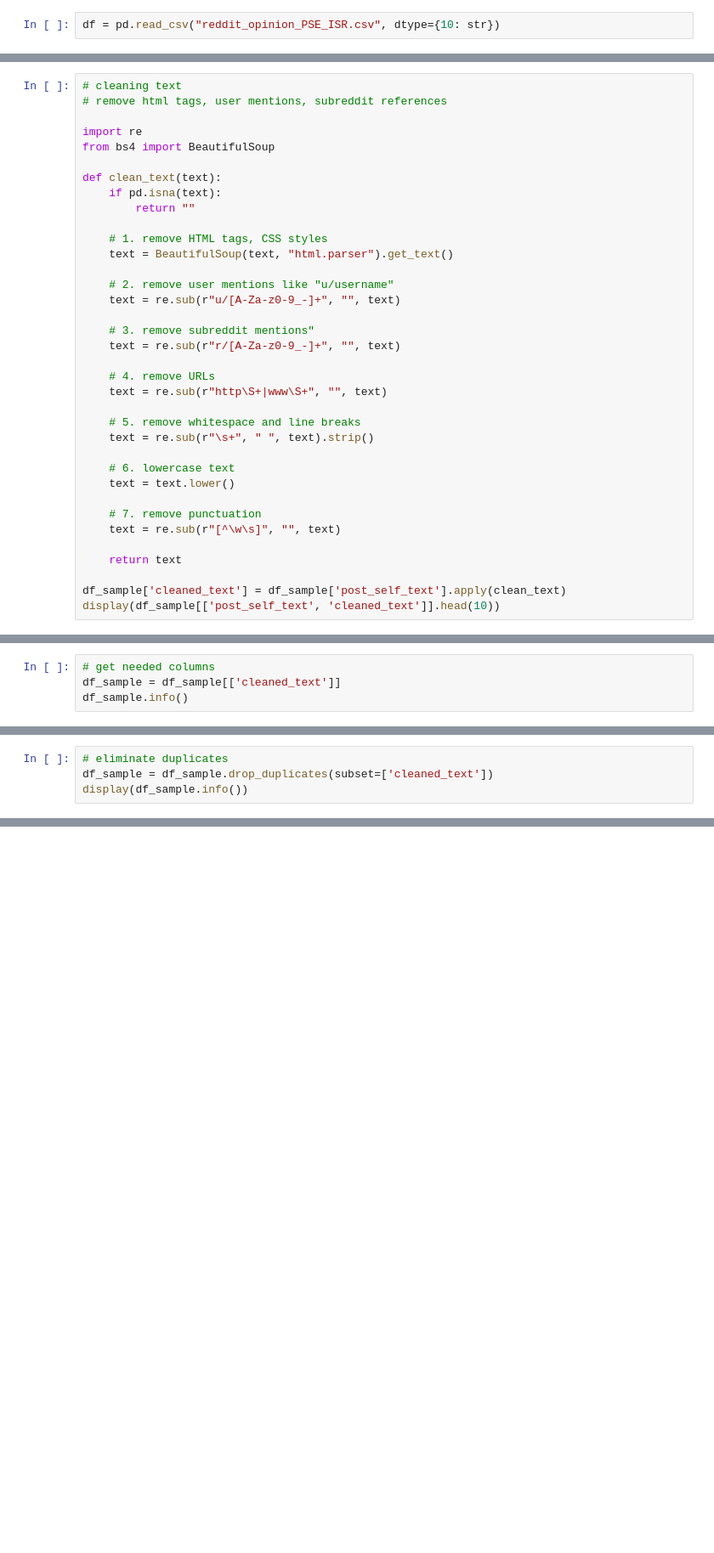
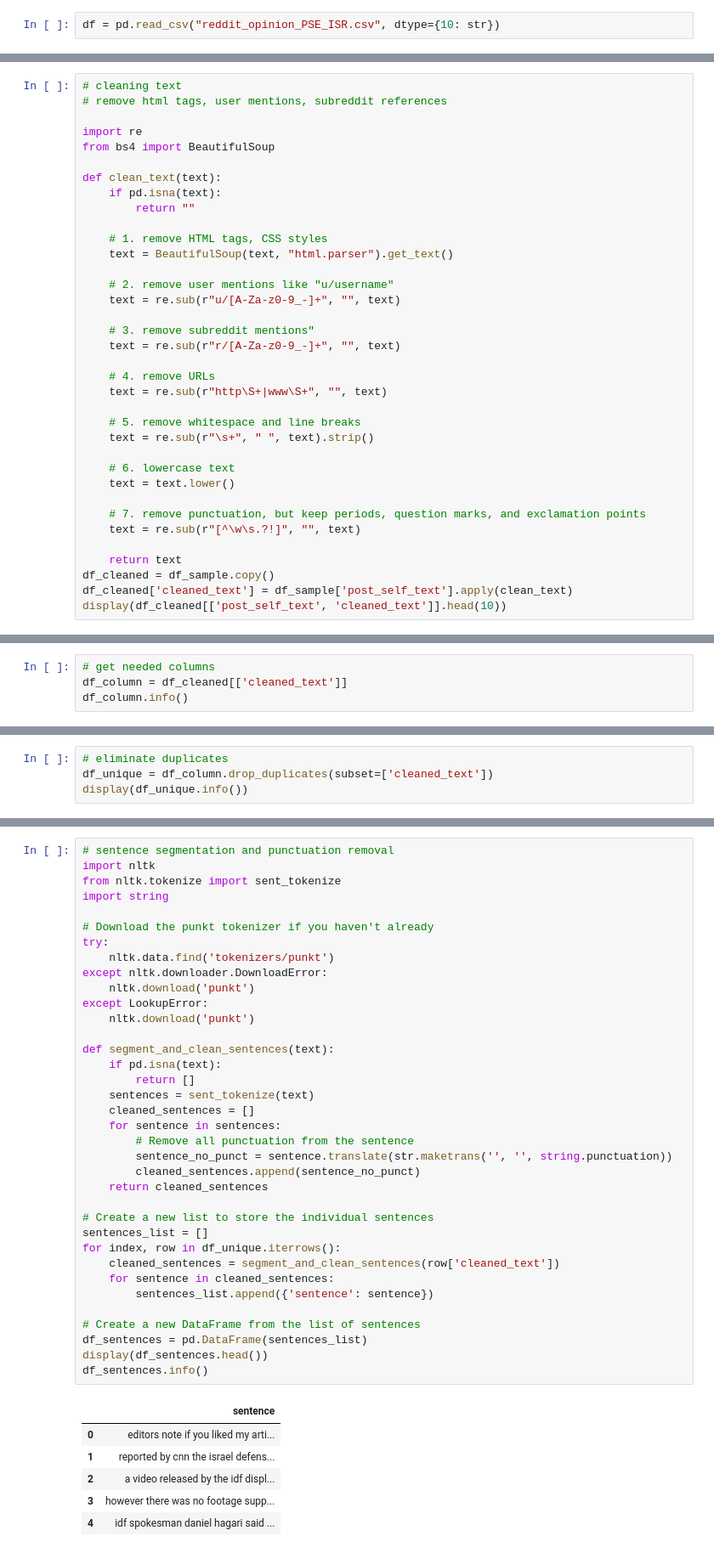
Before and after one commit to Pacozabala/CSCI199.X-TestSpace, a Jupyter notebook: data_test.ipynb, the cells around one changed output, grey strips where cells are left out. Shown at 85% size. Saved outputs shown, nothing was run; the diff lists cells and outputs as text; blank space fills up the shorter version.

```diff
--- a/data_test.ipynb
+++ b/data_test.ipynb
@@ -139,13 +136,13 @@ def clean_text(text):
     # 6. lowercase text
     text = text.lower()
 
-    # 7. remove punctuation
-    text = re.sub(r"[^\w\s]", "", text)
+    # 7. remove punctuation, but keep periods, question marks, and exclamation points
+    text = re.sub(r"[^\w\s.?!]", "", text)
 
     return text
-
-df_sample['cleaned_text'] = df_sample['post_self_text'].apply(clean_text)
-display(df_sample[['post_self_text', 'cleaned_text']].head(10))
+df_cleaned = df_sample.copy()
+df_cleaned['cleaned_text'] = df_sample['post_self_text'].apply(clean_text)
+display(df_cleaned[['post_self_text', 'cleaned_text']].head(10))
 # %% [output]
 If you meant to use Beautiful Soup to parse the web page found at a certain URL, then something has gone wrong. You should use an Python package like 'requests' to fetch the content behind the URL. On ...
 
@@ -170,7 +167,7 @@ However, if you want to parse some data that happens to look like a URL, then no
 | 3040389 | It’s crazy to me that Hamas attac... | its crazy to me that hamas attack... |
 # %%
 # get needed columns
-df_sample = df_sample[['cleaned_text']]
-df_sample.info()
+df_column = df_cleaned[['cleaned_text']]
+df_column.info()
 # %% [output]
 <class 'pandas.core.frame.DataFrame'>
@@ -184,6 +181,6 @@ memory usage: 23.4+ KB
 # %%
 # eliminate duplicates
-df_sample = df_sample.drop_duplicates(subset=['cleaned_text'])
-display(df_sample.info())
+df_unique = df_column.drop_duplicates(subset=['cleaned_text'])
+display(df_unique.info())
 # %% [output]
 <class 'pandas.core.frame.DataFrame'>
@@ -197 +194,44 @@ memory usage: 15.9+ KB
 None
+# %%
+# sentence segmentation and punctuation removal
+import nltk
+from nltk.tokenize import sent_tokenize
+import string
+
+# Download the punkt tokenizer if you haven't already
+try:
+    nltk.data.find('tokenizers/punkt')
+except nltk.downloader.DownloadError:
+    nltk.download('punkt')
+except LookupError:
+    nltk.download('punkt')
+
+def segment_and_clean_sentences(text):
+    if pd.isna(text):
+        return []
+    sentences = sent_tokenize(text)
+    cleaned_sentences = []
+    for sentence in sentences:
+        # Remove all punctuation from the sentence
+        sentence_no_punct = sentence.translate(str.maketrans('', '', string.punctuation))
+        cleaned_sentences.append(sentence_no_punct)
+    return cleaned_sentences
+
+# Create a new list to store the individual sentences
+sentences_list = []
+for index, row in df_unique.iterrows():
+    cleaned_sentences = segment_and_clean_sentences(row['cleaned_text'])
+    for sentence in cleaned_sentences:
+        sentences_list.append({'sentence': sentence})
+
+# Create a new DataFrame from the list of sentences
+df_sentences = pd.DataFrame(sentences_list)
+display(df_sentences.head())
+df_sentences.info()
+# %% [output]
+|  | sentence |
+| 0 | editors note if you liked my arti... |
+| 1 | reported by cnn the israel defens... |
+| 2 | a video released by the idf displ... |
+| 3 | however there was no footage supp... |
+| 4 | idf spokesman daniel hagari said ... |
```
Also changed, not shown: parts of 13 cells of this notebook.
